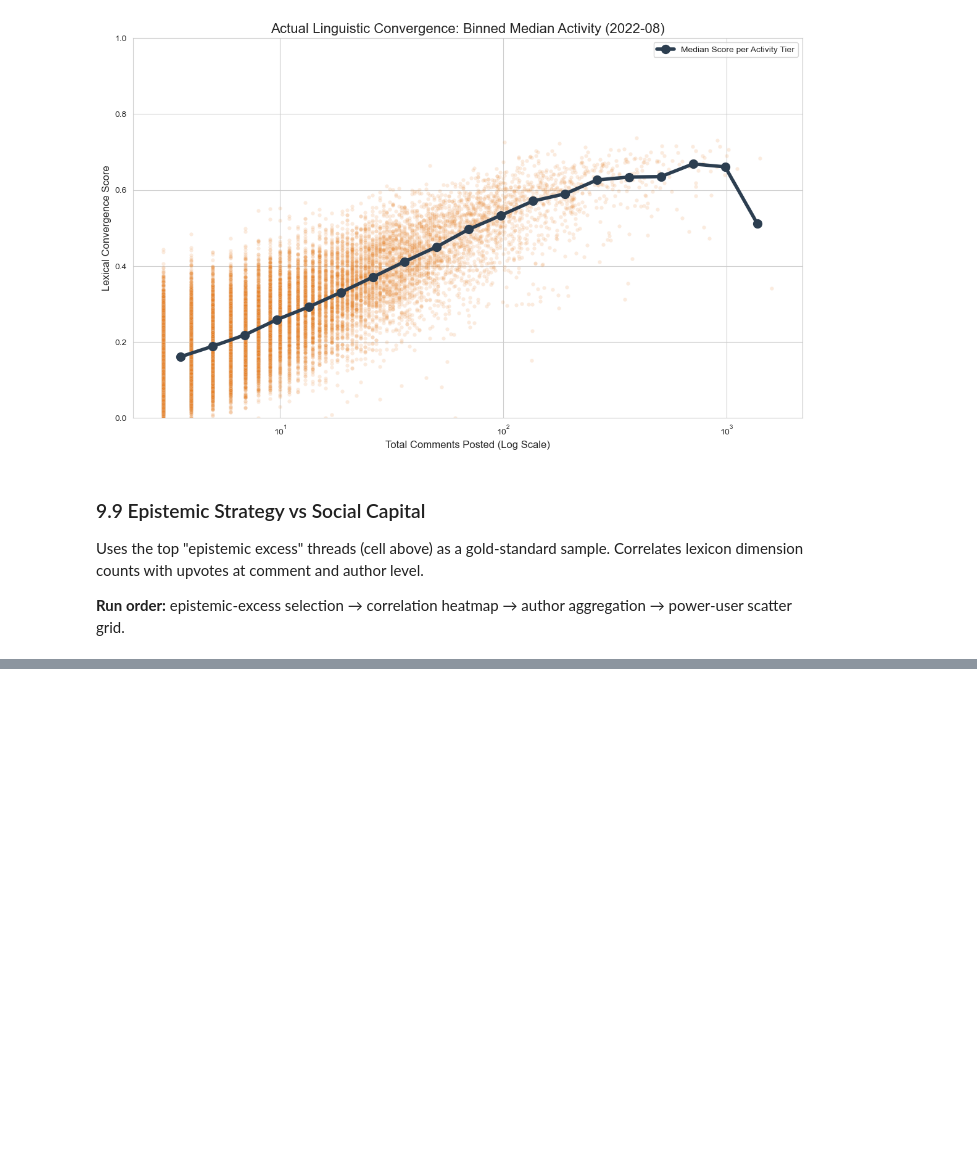
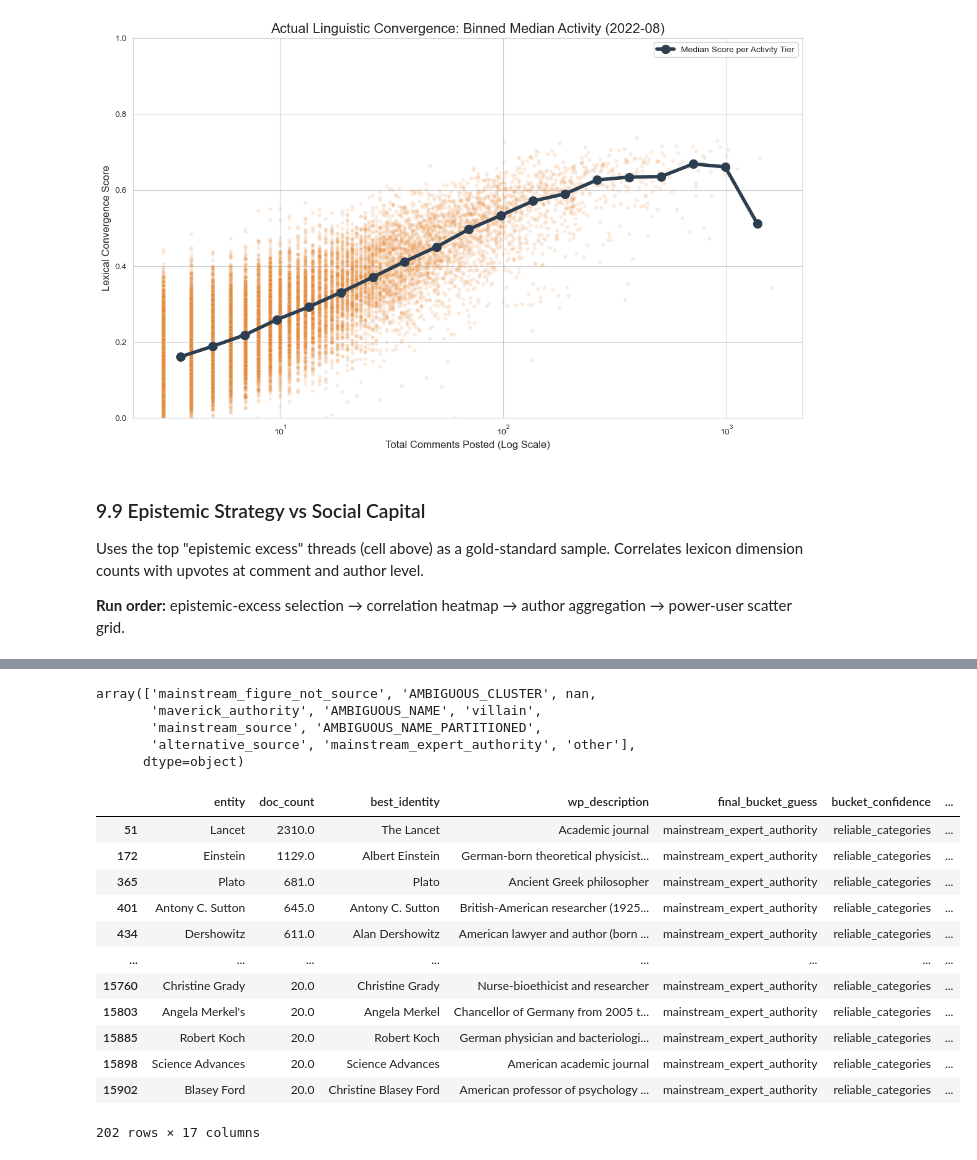
Before and after one commit to humanathema/ConspiracyComments, a Jupyter notebook: ConspiracyMaster_Refactored.ipynb, the cells around one changed output, grey strips where cells are left out. Drawn from its saved outputs; the diff is of its cells as text; code cells hidden in the pictures; blank space fills up the shorter version.

```diff
--- a/ConspiracyMaster_Refactored.ipynb
+++ b/ConspiracyMaster_Refactored.ipynb
@@ -4133,0 +4139,35 @@ viz.plot_zscore_power_users(df_power_users, dim_cols)
+# %%
+import pandas as pd
+import os
+
+pd.set_option('display.max_columns', None)
+pd.set_option('display.width', 1000)
+pd.set_option('display.float_format', lambda x: '%.4f' % x)
+
+print("=== LOADING FULL-CORPUS CONSTRUCT CORRELATION MATRIX (21.5M rows) ===")
+corr_path = 'data/processed/construct_correlation_matrix.csv'
+if os.path.exists(corr_path):
+    df_corr = pd.read_csv(corr_path, index_col=0)
+    display(df_corr[['pe_prob', 'ps_prob', 'evidence_count', 'hedge_count', 'anecdotal_count', 'char_length', 'has_link']])
+else:
+    print("Correlation matrix CSV not found. Run src/compute_correlation_matrix.py first.")
+
+print("\n=== LOADING FULL-CORPUS ENGAGEMENT REGRESSIONS (21.5M rows) ===")
+reg_path = 'data/processed/engagement_regression_results.csv'
+if os.path.exists(reg_path):
+    df_reg = pd.read_csv(reg_path)
+    for name in ['Personal Experience', 'Procedural Skepticism']:
+        print(f"\n--- {name.upper()} Decile Summary ---")
+        sub = df_reg[df_reg['construct'] == name][['decile', 'min_score', 'max_score', 'median_upvotes', 'mean_upvotes', 'controversiality_rate', 'high_traction_rate', 'count']]
+        display(sub)
+else:
+    print("Regression results CSV not found. Run src/compute_engagement_regression.py first.")
+
+print("\n=== LOADING SPAN-LOCALIZED MAVERICK AUTHORITY ENTITIES (n=108 candidates) ===")
+mav_path = 'data/processed/maverick_authority_entities_localized.csv'
+if os.path.exists(mav_path):
+    df_mav = pd.read_csv(mav_path)
+    print("Top 25 Maverick Authority Entities by Lift (min 2 positive mentions):")
+    display(df_mav[df_mav['positive_mentions'] >= 2].head(25))
+else:
+    print("Localized maverick entities CSV not found. Run src/extract_maverick_entities_localized.py first.")
@@ -4133,0 +4231,2 @@ viz.plot_zscore_power_users(df_power_users, dim_cols)
+# %%
+NER = pd.read_csv('/Users/nash/Projects/ConspiracyComments/data/processed/entity_final_review.csv')
@@ -4133,0 +4243,24 @@ viz.plot_zscore_power_users(df_power_users, dim_cols)
+# %%
+NER['final_bucket_guess'].unique()
+# %% [output]
+array(['mainstream_figure_not_source', 'AMBIGUOUS_CLUSTER', nan,
+       'maverick_authority', 'AMBIGUOUS_NAME', 'villain',
+       'mainstream_source', 'AMBIGUOUS_NAME_PARTITIONED',
+       'alternative_source', 'mainstream_expert_authority', 'other'],
+      dtype=object)
+# %%
+NER[NER['final_bucket_guess']=='mainstream_expert_authority']
+# %% [output]
+|  | entity | doc_count | best_identity | wp_description | final_bucket_guess | bucket_confidence | ... |
+| 51 | Lancet | 2310.0 | The Lancet | Academic journal | mainstream_expert_authority | reliable_categories | ... |
+| 172 | Einstein | 1129.0 | Albert Einstein | German-born theoretical physicist... | mainstream_expert_authority | reliable_categories | ... |
+| 365 | Plato | 681.0 | Plato | Ancient Greek philosopher | mainstream_expert_authority | reliable_categories | ... |
+| 401 | Antony C. Sutton | 645.0 | Antony C. Sutton | British-American researcher (1925... | mainstream_expert_authority | reliable_categories | ... |
+| 434 | Dershowitz | 611.0 | Alan Dershowitz | American lawyer and author (born ... | mainstream_expert_authority | reliable_categories | ... |
+| ... | ... | ... | ... | ... | ... | ... | ... |
+| 15760 | Christine Grady | 20.0 | Christine Grady | Nurse-bioethicist and researcher | mainstream_expert_authority | reliable_categories | ... |
+| 15803 | Angela Merkel's | 20.0 | Angela Merkel | Chancellor of Germany from 2005 t... | mainstream_expert_authority | reliable_categories | ... |
+| 15885 | Robert Koch | 20.0 | Robert Koch | German physician and bacteriologi... | mainstream_expert_authority | reliable_categories | ... |
+| 15898 | Science Advances | 20.0 | Science Advances | American academic journal | mainstream_expert_authority | reliable_categories | ... |
+| 15902 | Blasey Ford | 20.0 | Christine Blasey Ford | American professor of psychology ... | mainstream_expert_authority | reliable_categories | ... |
+202 rows × 17 columns
```
Also changed, not shown: parts of 12 cells of this notebook, 41 other files.
